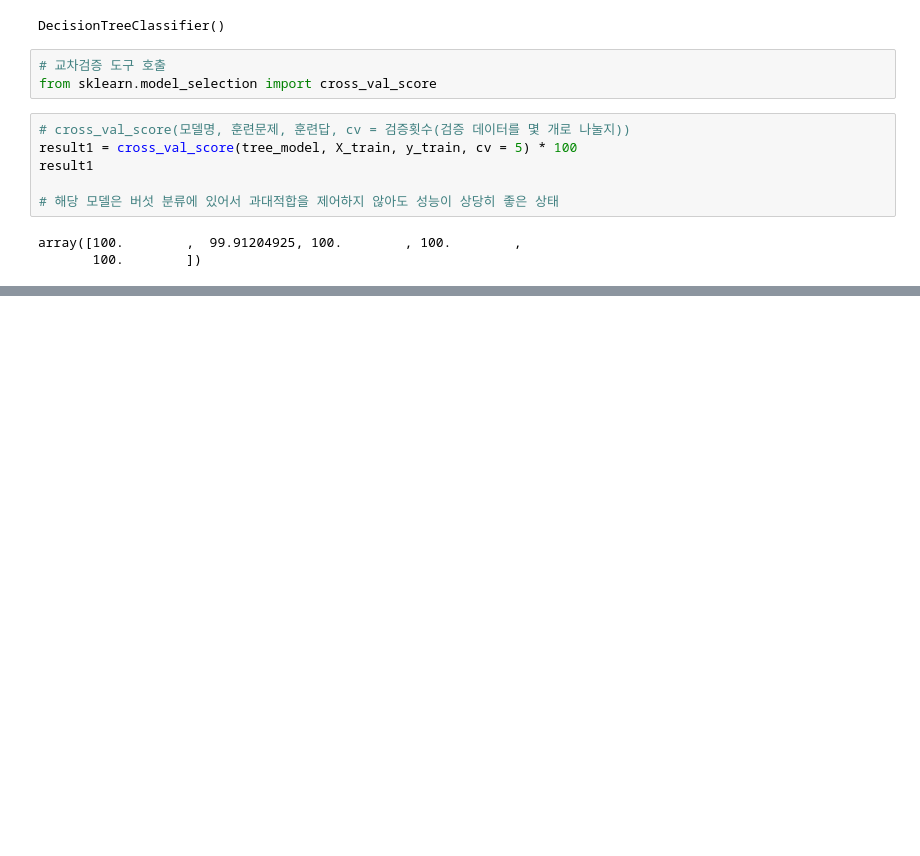
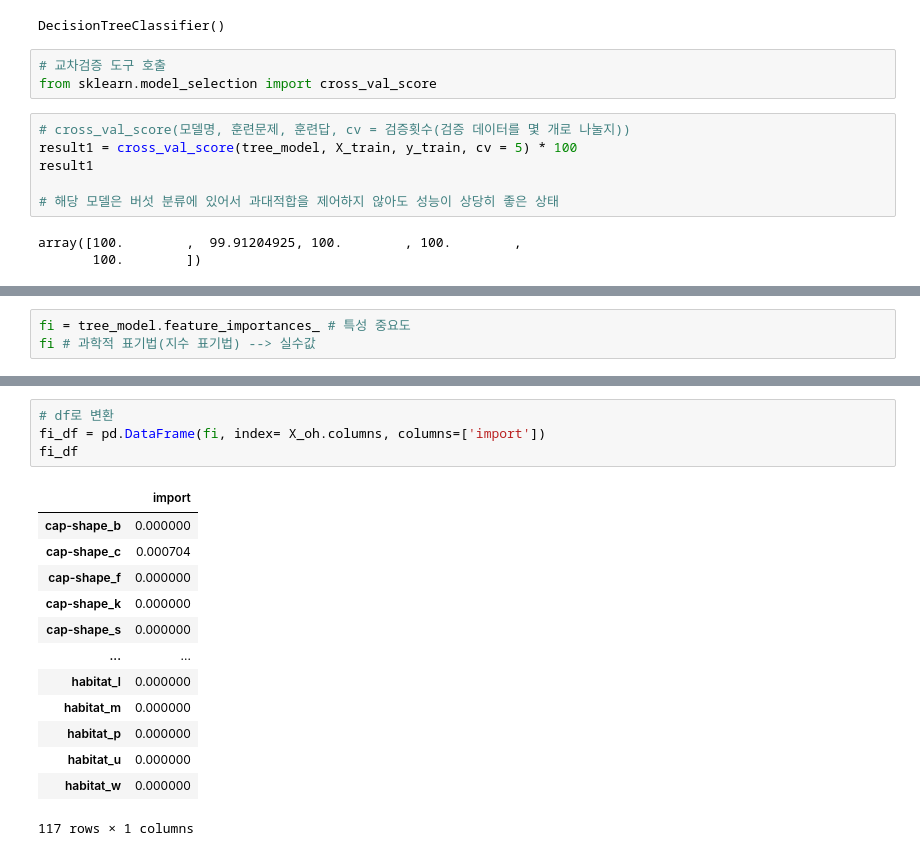
Before and after one commit to Yuni00ni/ML, a Jupyter notebook: 머신러닝/ex03. Decision tree(버섯데이터 실습)l.ipynb, the cells around one changed output, grey strips where cells are left out. Cells and saved outputs as stored; diff of their text form; blank space fills up the shorter version.

```diff
--- a/머신러닝/ex03. Decision tree(버섯데이터 실습)l.ipynb
+++ b/머신러닝/ex03. Decision tree(버섯데이터 실습)l.ipynb
@@ -200,0 +212,3 @@ tree_model.score(X_test, y_test) * 100 # 100% 정확도
+# %%
+fi = tree_model.feature_importances_ # 특성 중요도
+fi # 과학적 표기법(지수 표기법) --> 실수값
@@ -200,0 +233,18 @@ tree_model.score(X_test, y_test) * 100 # 100% 정확도
+# %%
+# df로 변환
+fi_df = pd.DataFrame(fi, index= X_oh.columns, columns=['import'])
+fi_df
+# %% [output]
+|  | import |
+| cap-shape_b | 0.000000 |
+| cap-shape_c | 0.000704 |
+| cap-shape_f | 0.000000 |
+| cap-shape_k | 0.000000 |
+| cap-shape_s | 0.000000 |
+| ... | ... |
+| habitat_l | 0.000000 |
+| habitat_m | 0.000000 |
+| habitat_p | 0.000000 |
+| habitat_u | 0.000000 |
+| habitat_w | 0.000000 |
+117 rows × 1 columns
```
Also changed, not shown: parts of 4 cells of this notebook, 1 other file.
